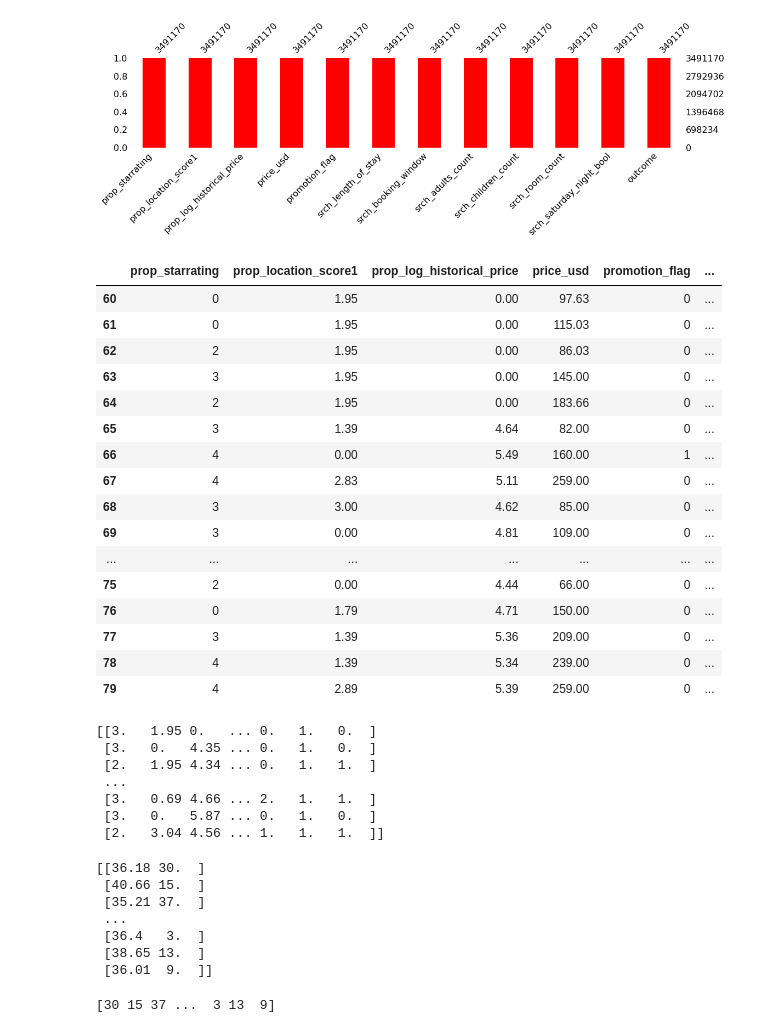
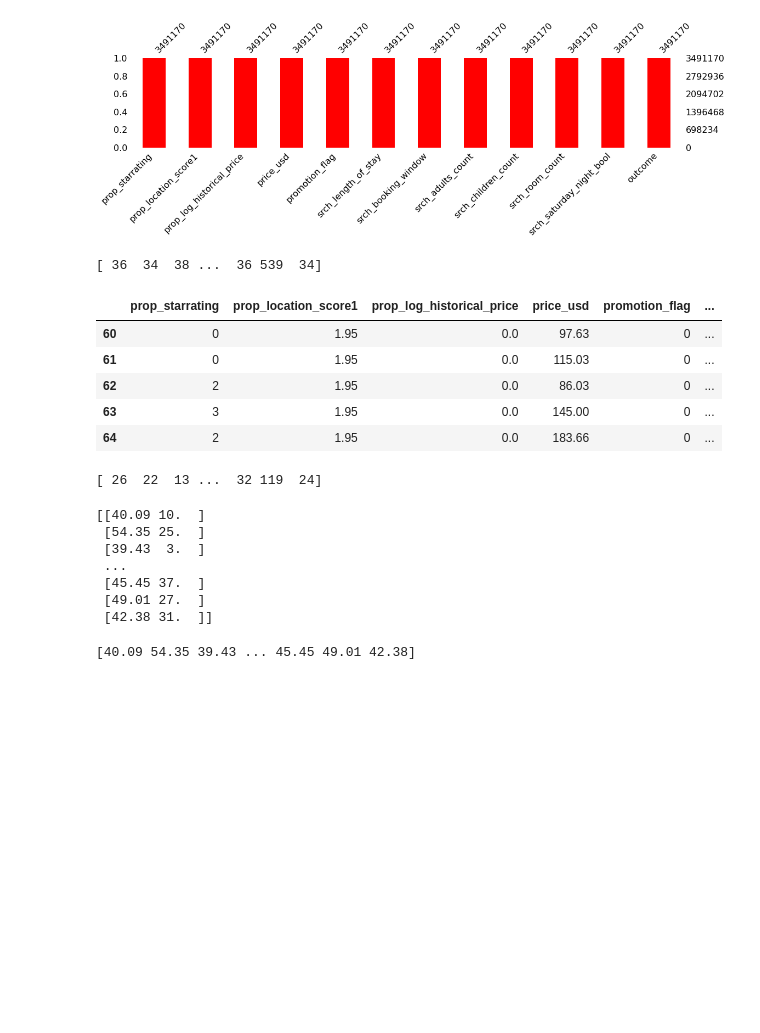
Before and after one commit to AdamSwift95/dm_g_189, a Jupyter notebook: eda1.ipynb, the cells around one changed output. Cells and saved outputs as stored; diff of their text form; code cells hidden in the pictures; blank space fills up the shorter version.

```diff
--- a/eda1.ipynb
+++ b/eda1.ipynb
@@ -9,5 +9,5 @@ import dexplot as dxp
 import numpy as np
 from scipy.stats import spearmanr
 # %%
-train=pd.read_csv("training_set_VU_DM.csv")
+train=pd.read_csv("../training_set_VU_DM.csv")
 #test=pd.read_csv("test_set_VU_DM.csv")
@@ -47,7 +69,7 @@ conditions = [
 ]
 
 choices = [500+(40 - train['position']) ,100+(40 - train['position'])]
-train['outcome'] = np.select(conditions, choices, default=(40 - train['position'])
+train['outcome'] = np.select(conditions, choices, default=(40 - train['position']))
 
 train_reduced  = train.drop(to_drop,  axis=1)#.sample(frac=0.33, replace=True, random_state=1)
 #test_reduced  = test.iloc[: , :N].sample(frac=0.33, replace=True, random_state=1)
@@ -170,6 +178,6 @@ train_reduced.head(50)
 # %%
-to_drop = ['srch_id','site_id', 'date_time', 'visitor_location_country_id', 'prop_country_id', 'prop_id', 'prop_brand_bool', 'orig_destination_distance', 'click_bool', 'room_count_grt_1_flag', 'random_bool', 'booking_bool', 'srch_destination_id', 'position', 'prop_location_score2']
-
+#to_drop = ['srch_id','site_id', 'date_time', 'visitor_location_country_id', 'prop_country_id', 'prop_id', 'prop_brand_bool', 'orig_destination_distance', 'click_bool', 'room_count_grt_1_flag', 'random_bool', 'booking_bool', 'srch_destination_id', 'position', 'prop_location_score2']
+to_drop = ['srch_id','site_id', 'date_time', 'visitor_location_country_id', 'prop_country_id', 'prop_id', 'prop_brand_bool', 'orig_destination_distance', 'click_bool', 'random_bool', 'booking_bool', 'srch_destination_id', 'position', 'prop_location_score2']
 train1 = train_reduced.drop(to_drop,  axis=1)
 # %%
 train1=train1.dropna(axis=1,how="any")
@@ -181,40 +189,27 @@ msn.bar(train1,figsize=(18,3), color='red')
 train1.reset_index()
 X = train1.iloc[:, :-1].values
 y = train1.iloc[:, -1].values
+# %%
+print(y)
+# %% [output]
+[ 36  34  38 ...  36 539  34]
 # %%
-train1.head(20)
+train1.head()
 # %% [output]
 |  | prop_starrating | prop_location_score1 | prop_log_historical_price | price_usd | promotion_flag | ... |
-| 60 | 0 | 1.95 | 0.00 | 97.63 | 0 | ... |
-| 61 | 0 | 1.95 | 0.00 | 115.03 | 0 | ... |
-| 62 | 2 | 1.95 | 0.00 | 86.03 | 0 | ... |
-| 63 | 3 | 1.95 | 0.00 | 145.00 | 0 | ... |
-| 64 | 2 | 1.95 | 0.00 | 183.66 | 0 | ... |
-| 65 | 3 | 1.39 | 4.64 | 82.00 | 0 | ... |
-| 66 | 4 | 0.00 | 5.49 | 160.00 | 1 | ... |
-| 67 | 4 | 2.83 | 5.11 | 259.00 | 0 | ... |
-| 68 | 3 | 3.00 | 4.62 | 85.00 | 0 | ... |
-| 69 | 3 | 0.00 | 4.81 | 109.00 | 0 | ... |
-| ... | ... | ... | ... | ... | ... | ... |
-| 75 | 2 | 0.00 | 4.44 | 66.00 | 0 | ... |
-| 76 | 0 | 1.79 | 4.71 | 150.00 | 0 | ... |
-| 77 | 3 | 1.39 | 5.36 | 209.00 | 0 | ... |
-| 78 | 4 | 1.39 | 5.34 | 239.00 | 0 | ... |
-| 79 | 4 | 2.89 | 5.39 | 259.00 | 0 | ... |
+| 60 | 0 | 1.95 | 0.0 | 97.63 | 0 | ... |
+| 61 | 0 | 1.95 | 0.0 | 115.03 | 0 | ... |
+| 62 | 2 | 1.95 | 0.0 | 86.03 | 0 | ... |
+| 63 | 3 | 1.95 | 0.0 | 145.00 | 0 | ... |
+| 64 | 2 | 1.95 | 0.0 | 183.66 | 0 | ... |
 # %%
 # Splitting the dataset into the Training set and Test set
 from sklearn.model_selection import train_test_split
 X_train, X_test, y_train, y_test = train_test_split(X, y, test_size = 0.2, random_state = 0)
 # %%
-print(X_train)
+print(y_train)
 # %% [output]
-[[3.   1.95 0.   ... 0.   1.   0.  ]
- [3.   0.   4.35 ... 0.   1.   0.  ]
- [2.   1.95 4.34 ... 0.   1.   1.  ]
- ...
- [3.   0.69 4.66 ... 2.   1.   1.  ]
- [3.   0.   5.87 ... 0.   1.   0.  ]
- [2.   3.04 4.56 ... 1.   1.   1.  ]]
+[ 26  22  13 ...  32 119  24]
 # %%
 # Training the Multiple Linear Regression model on the Training set
 from sklearn.linear_model import LinearRegression
@@ -226,17 +221,17 @@ y_pred = regressor.predict(X_test)
 np.set_printoptions(precision=2)
 print(np.concatenate((y_pred.reshape(len(y_pred),1), y_test.reshape(len(y_test),1)),1))
 # %% [output]
-[[36.18 30.  ]
- [40.66 15.  ]
- [35.21 37.  ]
+[[40.09 10.  ]
+ [54.35 25.  ]
+ [39.43  3.  ]
  ...
- [36.4   3.  ]
- [38.65 13.  ]
- [36.01  9.  ]]
+ [45.45 37.  ]
+ [49.01 27.  ]
+ [42.38 31.  ]]
 # %%
-print(y_test)
+print(y_pred)
 # %% [output]
-[30 15 37 ...  3 13  9]
+[40.09 54.35 39.43 ... 45.45 49.01 42.38]
 # %%
 result = pd.DataFrame(y_test, columns=['actual'])
 predicted= pd.DataFrame(y_pred, columns=['predicted'])
```
Also changed, not shown: parts of 18 cells of this notebook, 11 other files.
